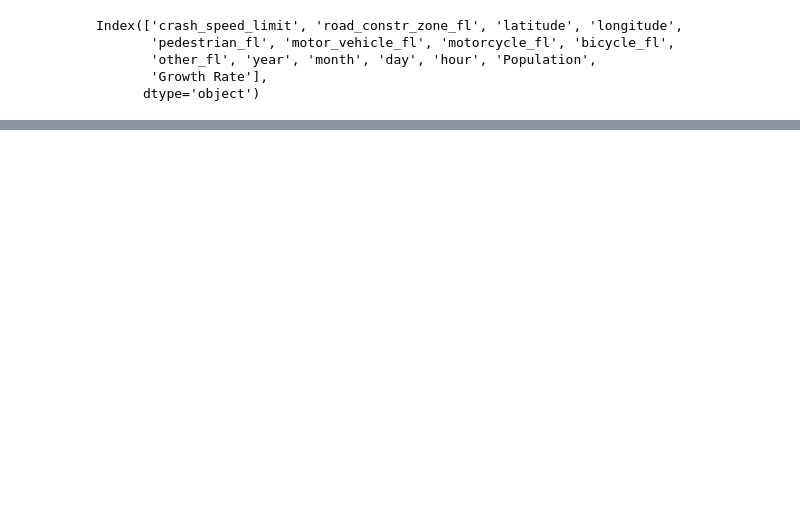
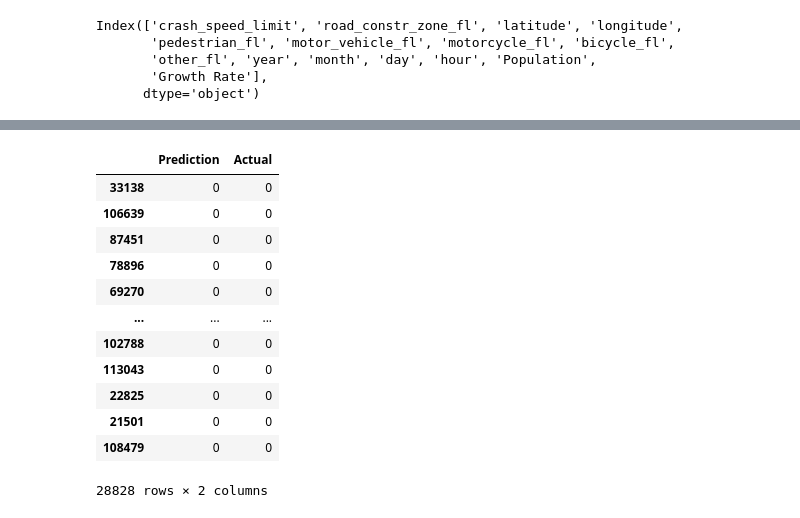
Before and after one commit to jcaraway-na/final_project_VEJ_S, a Jupyter notebook: python_ml_environment/ml_first_attempt.ipynb, the cells around one changed output, grey strips where cells are left out. Cells and saved outputs as stored; diff of their text form; code cells hidden in the pictures; blank space fills up the shorter version.

```diff
--- a/python_ml_environment/ml_first_attempt.ipynb
+++ b/python_ml_environment/ml_first_attempt.ipynb
@@ -143,3 +144,20 @@ cleaned_df.corr()
 | hour | -0.102952 | -0.020179 | 0.010622 | -0.015487 | 0.019755 | -0.002097 | ... |
 | Population | -0.064853 | 0.083486 | -0.008304 | 0.011727 | -0.002273 | 0.020750 | ... |
 | Growth Rate | 0.059785 | -0.042083 | 0.004426 | -0.005715 | -0.003315 | -0.013819 | ... |
+# %%
+predictions = clf.predict(X_test)
+pd.DataFrame({"Prediction": predictions, "Actual": y_test})
+# %% [output]
+|  | Prediction | Actual |
+| 33138 | 0 | 0 |
+| 106639 | 0 | 0 |
+| 87451 | 0 | 0 |
+| 78896 | 0 | 0 |
+| 69270 | 0 | 0 |
+| ... | ... | ... |
+| 102788 | 0 | 0 |
+| 113043 | 0 | 0 |
+| 22825 | 0 | 0 |
+| 21501 | 0 | 0 |
+| 108479 | 0 | 0 |
+28828 rows × 2 columns
```
Also changed, not shown: parts of 6 cells of this notebook.
